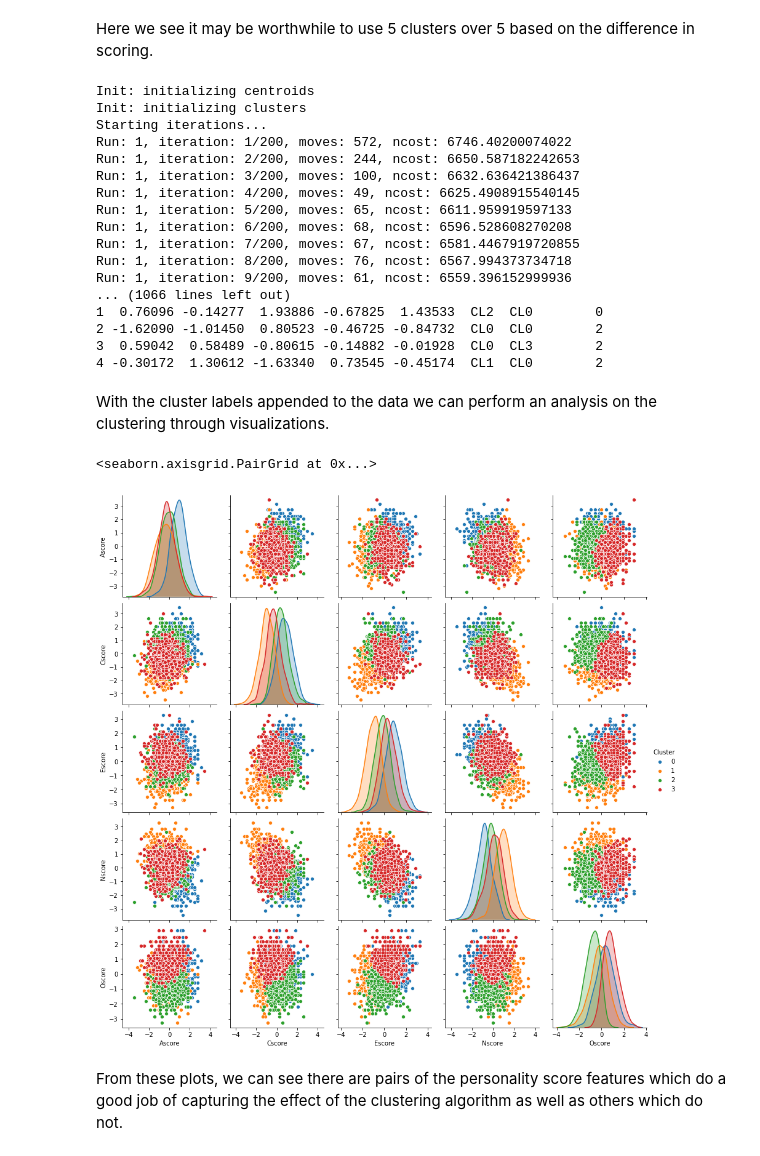
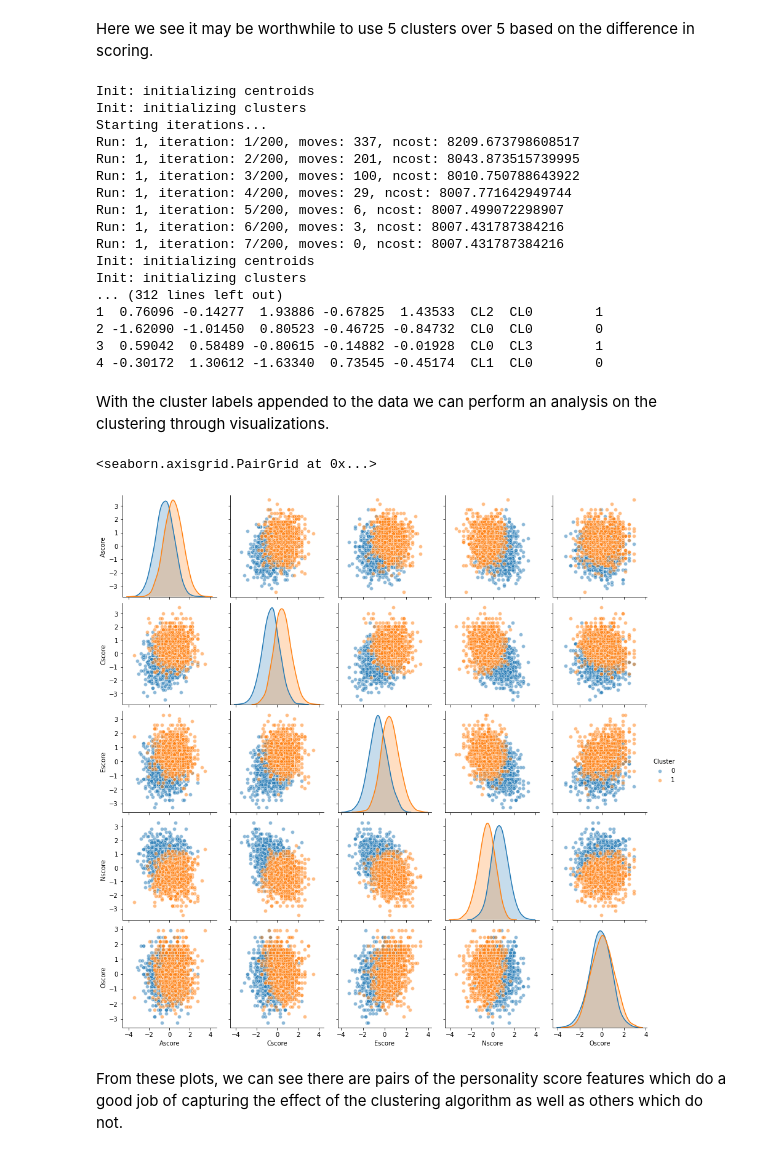
Before and after one commit to Rasamps/drug-misuse, a Jupyter notebook: cluster_kproto.ipynb, the cells around one changed output. Drawn from its saved outputs; the diff is of its cells as text; code cells hidden in the pictures.

Commit message:
Two Clusters. Used K-Prototypes

```diff
--- a/cluster_kproto.ipynb
+++ b/cluster_kproto.ipynb
@@ -49,7 +49,7 @@ import matplotlib.pyplot as plt
 scores = []
 nums = []
 
-for i in range(3,11):
+for i in range(2,11):
   scores.append(do_kproto(i,df))
   nums.append(i)
 
@@ -85,7 +85,7 @@ Based on these results, one would be quick to choose 5 clusters. But from the re
 
 We will do a deeper dive into both number of clusters.
 # %%
-final_num_clusters = [4, 5]
+final_num_clusters = [2, 5, 8]
 final_scores = []
 
 for nums in final_num_clusters:
@@ -109,7 +109,7 @@ Here we see it may be worthwhile to use 5 clusters over 5 based on the differenc
 # %%
 import numpy as np
 
-final_kproto = kprototypes.KPrototypes(n_clusters = 4, max_iter = 200, init = 'Cao', n_init = 50,
+final_kproto = kprototypes.KPrototypes(n_clusters = 2, max_iter = 200, init = 'Cao', n_init = 30,
                                        verbose = 1)
 
 final_kproto.fit_predict(df, categorical = [5, 6])
@@ -126,29 +126,29 @@ print(data_with_labels.head())
 Init: initializing centroids
 Init: initializing clusters
 Starting iterations...
-Run: 1, iteration: 1/200, moves: 572, ncost: 6746.40200074022
-Run: 1, iteration: 2/200, moves: 244, ncost: 6650.587182242653
-Run: 1, iteration: 3/200, moves: 100, ncost: 6632.636421386437
-Run: 1, iteration: 4/200, moves: 49, ncost: 6625.4908915540145
-Run: 1, iteration: 5/200, moves: 65, ncost: 6611.959919597133
-Run: 1, iteration: 6/200, moves: 68, ncost: 6596.528608270208
-Run: 1, iteration: 7/200, moves: 67, ncost: 6581.4467919720855
-Run: 1, iteration: 8/200, moves: 76, ncost: 6567.994373734718
-Run: 1, iteration: 9/200, moves: 61, ncost: 6559.396152999936
-... (1066 lines left out)
-1  0.76096 -0.14277  1.93886 -0.67825  1.43533  CL2  CL0        0
-2 -1.62090 -1.01450  0.80523 -0.46725 -0.84732  CL0  CL0        2
-3  0.59042  0.58489 -0.80615 -0.14882 -0.01928  CL0  CL3        2
-4 -0.30172  1.30612 -1.63340  0.73545 -0.45174  CL1  CL0        2
+Run: 1, iteration: 1/200, moves: 337, ncost: 8209.673798608517
+Run: 1, iteration: 2/200, moves: 201, ncost: 8043.873515739995
+Run: 1, iteration: 3/200, moves: 100, ncost: 8010.750788643922
+Run: 1, iteration: 4/200, moves: 29, ncost: 8007.771642949744
+Run: 1, iteration: 5/200, moves: 6, ncost: 8007.499072298907
+Run: 1, iteration: 6/200, moves: 3, ncost: 8007.431787384216
+Run: 1, iteration: 7/200, moves: 0, ncost: 8007.431787384216
+Init: initializing centroids
+Init: initializing clusters
+... (312 lines left out)
+1  0.76096 -0.14277  1.93886 -0.67825  1.43533  CL2  CL0        1
+2 -1.62090 -1.01450  0.80523 -0.46725 -0.84732  CL0  CL0        0
+3  0.59042  0.58489 -0.80615 -0.14882 -0.01928  CL0  CL3        1
+4 -0.30172  1.30612 -1.63340  0.73545 -0.45174  CL1  CL0        0
 # %% [markdown]
 With the cluster labels appended to the data we can perform an analysis on the clustering through visualizations.
 # %%
 import seaborn as sns
 
-sns.pairplot(data_with_labels, hue = 'Cluster')
+sns.pairplot(data_with_labels, hue = 'Cluster', plot_kws={'alpha': 0.5})
 # %% [output]
 <seaborn.axisgrid.PairGrid at 0x...>
-[figure, old version]
+[figure, new version]
 # %% [markdown]
 From these plots, we can see there are pairs of the personality score features which do a good job of capturing the effect of the clustering algorithm as well as others which do not.
 # %%
```
Also changed, not shown: parts of 6 cells of this notebook.
